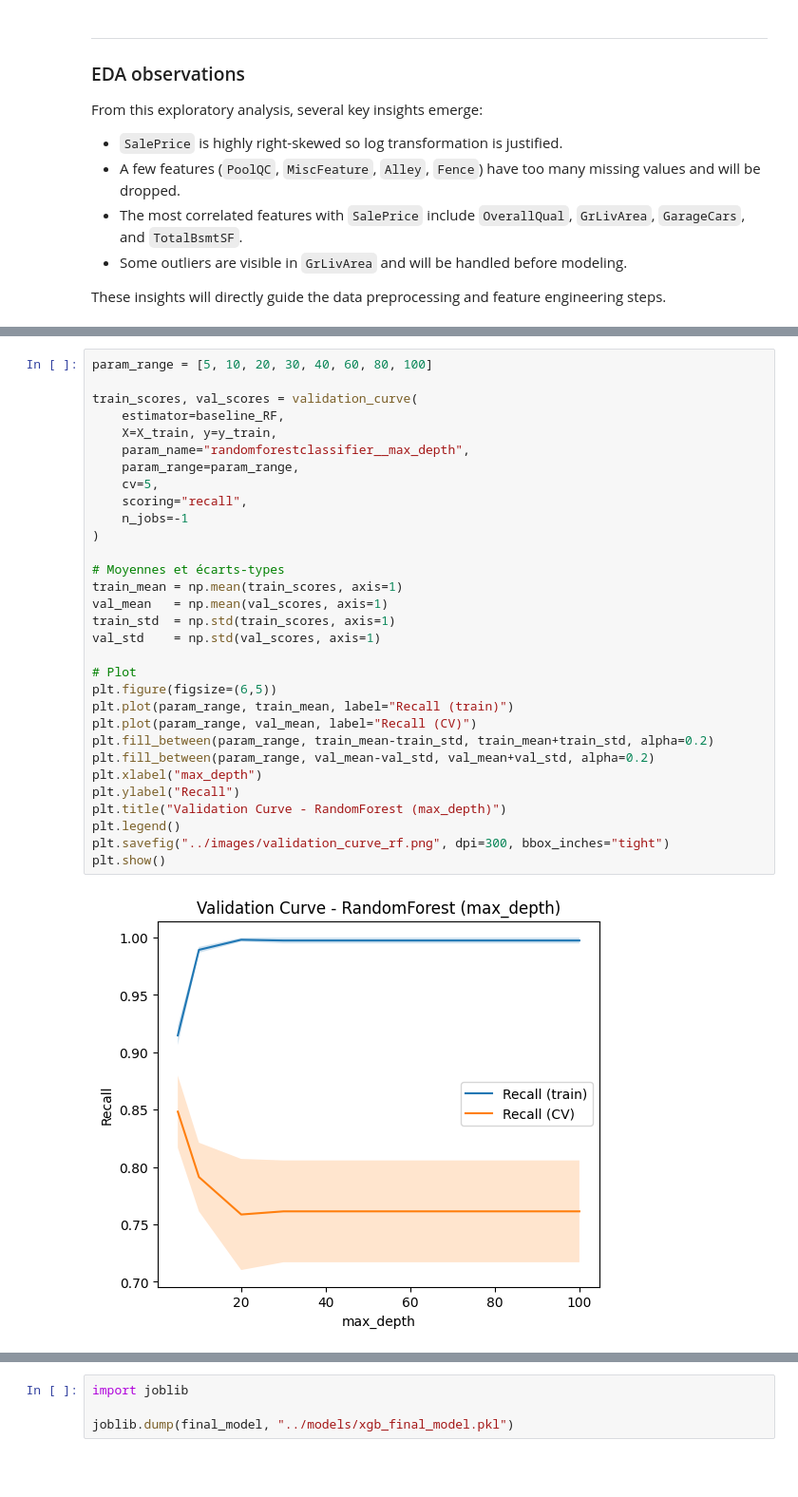
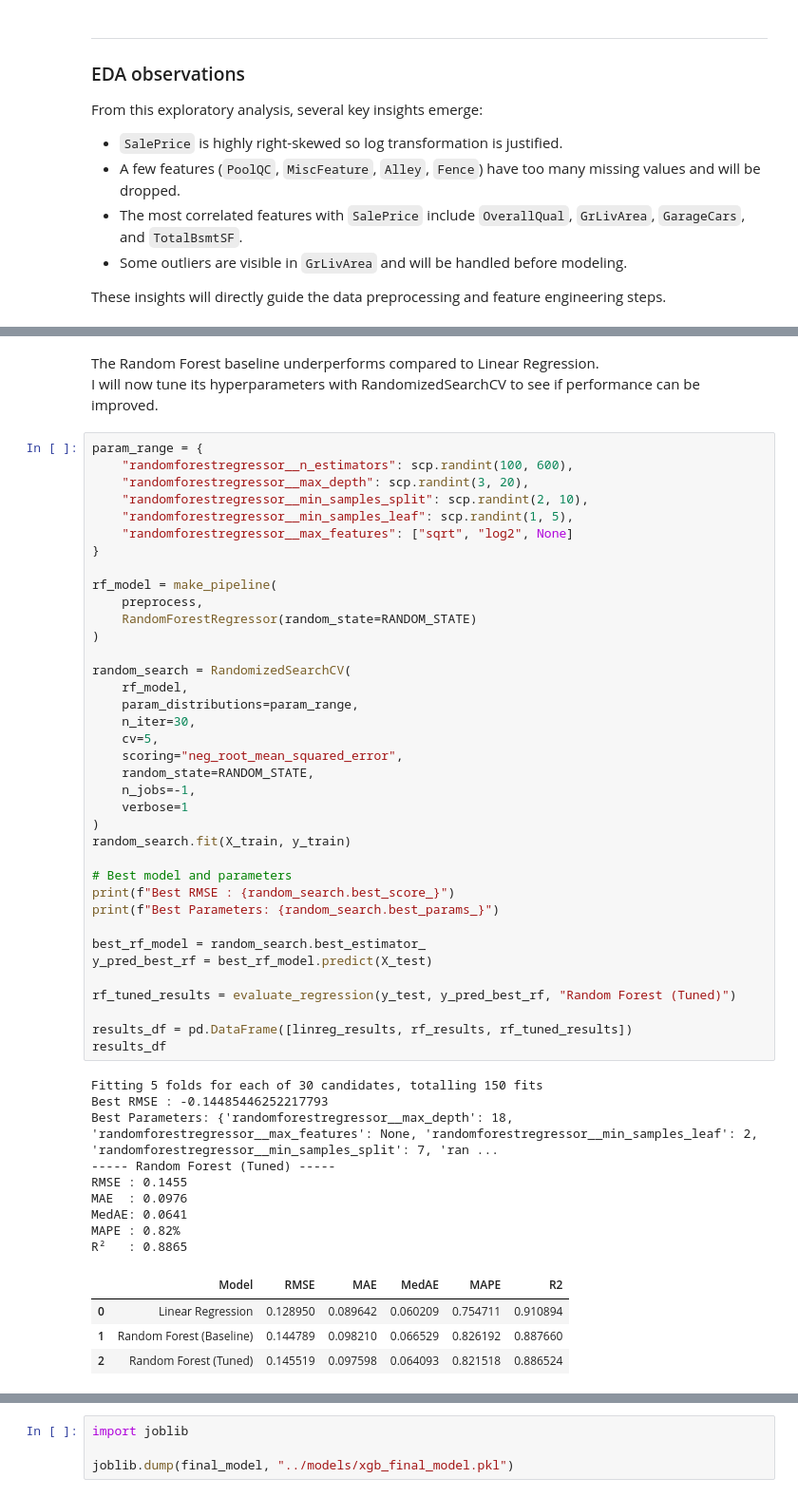
Before and after one commit to Gael926/ML_Project_HousePrices, a Jupyter notebook: notebooks/house_prices_regression.ipynb, the cells around one changed output, grey strips where cells are left out. Shown at 95% size. Drawn from its saved outputs; the diff is of its cells as text; blank space fills up the shorter version.

```diff
--- a/notebooks/house_prices_regression.ipynb
+++ b/notebooks/house_prices_regression.ipynb
@@ -371,34 +370,55 @@ Next step: use **Validation Curve** and **RandomizedSearchCV** to improve the mo
+# %% [markdown]
+The Random Forest baseline underperforms compared to Linear Regression.
+I will now tune its hyperparameters with RandomizedSearchCV to see if performance can be improved.
 # %%
-param_range = [5, 10, 20, 30, 40, 60, 80, 100]
+param_range = {
+    "randomforestregressor__n_estimators": scp.randint(100, 600),
+    "randomforestregressor__max_depth": scp.randint(3, 20),
+    "randomforestregressor__min_samples_split": scp.randint(2, 10),
+    "randomforestregressor__min_samples_leaf": scp.randint(1, 5),
+    "randomforestregressor__max_features": ["sqrt", "log2", None]
+}
 
-train_scores, val_scores = validation_curve(
-    estimator=baseline_RF,
-    X=X_train, y=y_train,
-    param_name="randomforestclassifier__max_depth",
-    param_range=param_range,
-    cv=5,
-    scoring="recall",
-    n_jobs=-1
+rf_model = make_pipeline(
+    preprocess,
+    RandomForestRegressor(random_state=RANDOM_STATE)
 )
 
-# Moyennes et écarts-types
-train_mean = np.mean(train_scores, axis=1)
-val_mean   = np.mean(val_scores, axis=1)
-train_std  = np.std(train_scores, axis=1)
-val_std    = np.std(val_scores, axis=1)
+random_search = RandomizedSearchCV(
+    rf_model,
+    param_distributions=param_range,
+    n_iter=30,
+    cv=5,
+    scoring="neg_root_mean_squared_error",
+    random_state=RANDOM_STATE,
+    n_jobs=-1,
+    verbose=1
+)
+random_search.fit(X_train, y_train)
 
-# Plot
-plt.figure(figsize=(6,5))
-plt.plot(param_range, train_mean, label="Recall (train)")
-plt.plot(param_range, val_mean, label="Recall (CV)")
-plt.fill_between(param_range, train_mean-train_std, train_mean+train_std, alpha=0.2)
-plt.fill_between(param_range, val_mean-val_std, val_mean+val_std, alpha=0.2)
-plt.xlabel("max_depth")
-plt.ylabel("Recall")
-plt.title("Validation Curve - RandomForest (max_depth)")
-plt.legend()
-plt.savefig("../images/validation_curve_rf.png", dpi=300, bbox_inches="tight")
-plt.show()
+# Best model and parameters
+print(f"Best RMSE : {random_search.best_score_}")
+print(f"Best Parameters: {random_search.best_params_}")
+
+best_rf_model = random_search.best_estimator_
+y_pred_best_rf = best_rf_model.predict(X_test)
+
+rf_tuned_results = evaluate_regression(y_test, y_pred_best_rf, "Random Forest (Tuned)")
+
+results_df = pd.DataFrame([linreg_results, rf_results, rf_tuned_results])
+results_df
 # %% [output]
-[figure, removed]
+Fitting 5 folds for each of 30 candidates, totalling 150 fits
+Best RMSE : -0.14485446252217793
+Best Parameters: {'randomforestregressor__max_depth': 18, 'randomforestregressor__max_features': None, 'randomforestregressor__min_samples_leaf': 2, 'randomforestregressor__min_samples_split': 7, 'ran ...
+----- Random Forest (Tuned) -----
+RMSE : 0.1455
+MAE  : 0.0976
+MedAE: 0.0641
+MAPE : 0.82%
+R²   : 0.8865
+|  | Model | RMSE | MAE | MedAE | MAPE | R2 |
+| 0 | Linear Regression | 0.128950 | 0.089642 | 0.060209 | 0.754711 | 0.910894 |
+| 1 | Random Forest (Baseline) | 0.144789 | 0.098210 | 0.066529 | 0.826192 | 0.887660 |
+| 2 | Random Forest (Tuned) | 0.145519 | 0.097598 | 0.064093 | 0.821518 | 0.886524 |
 # %% [markdown]
```
Also changed, not shown: parts of 35 cells of this notebook, 2 other files.
